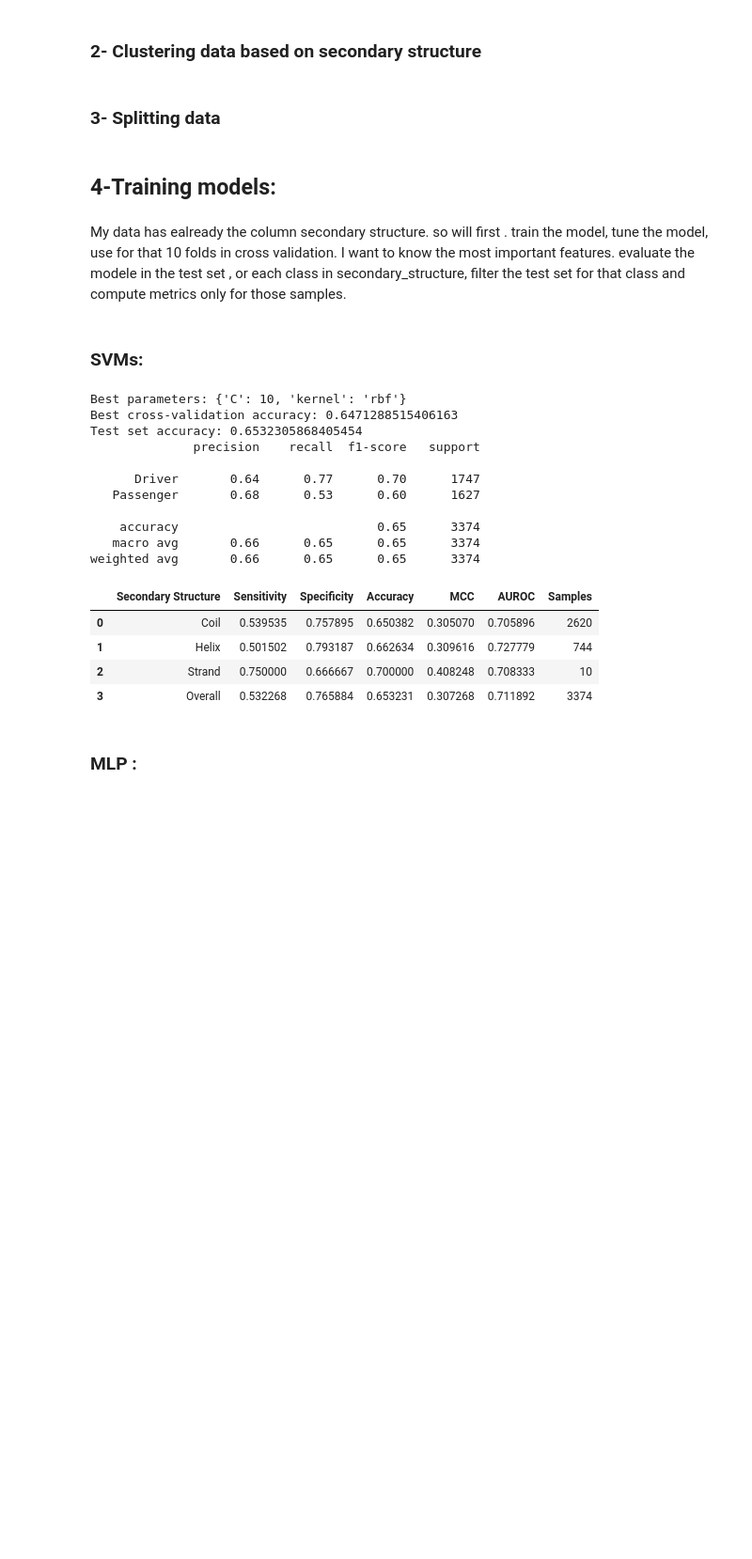
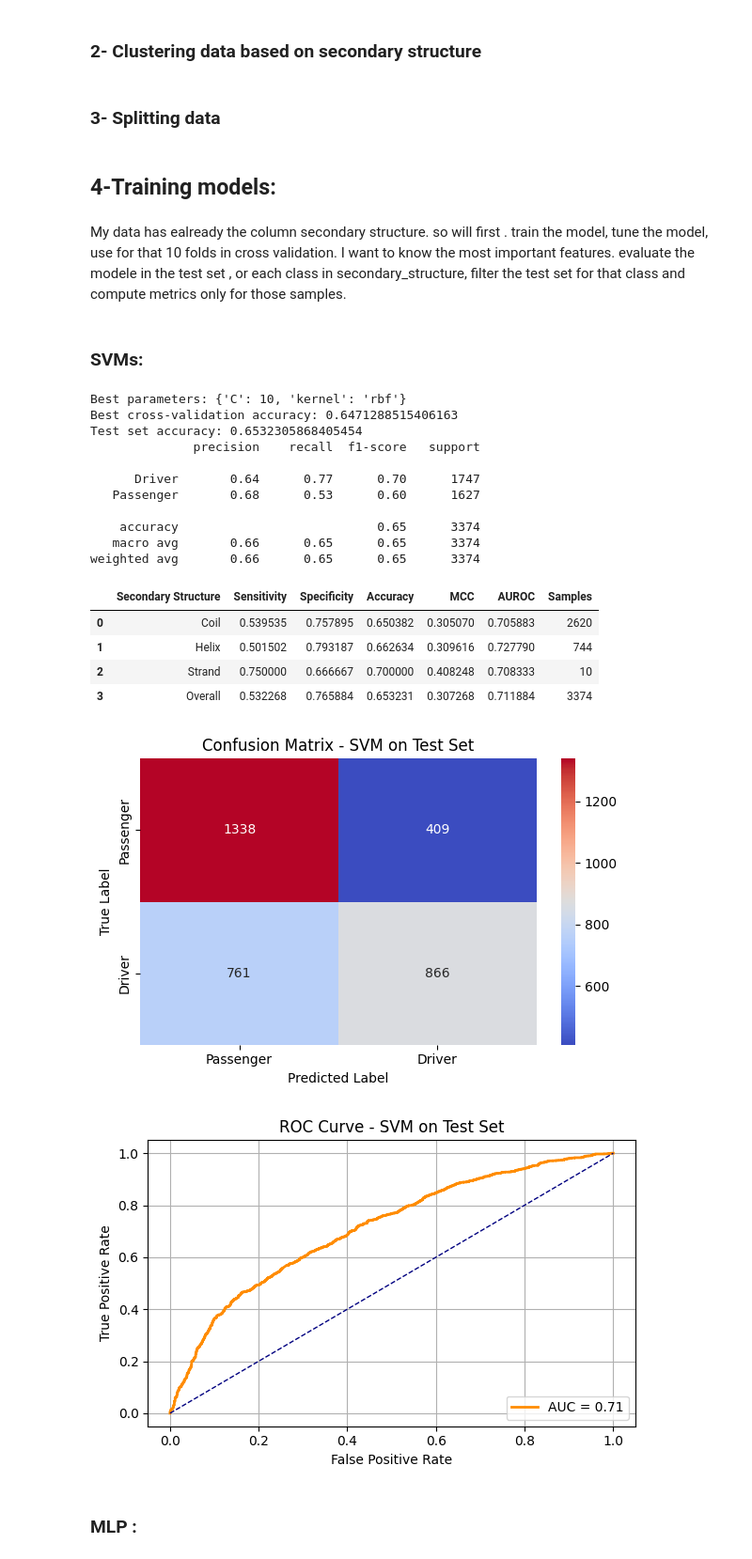
Before and after one commit to k-Refuge/BioInformatics, a Jupyter notebook: article_reimplementation.ipynb, the cells around one changed output. Shown: that part at 94% size. Saved outputs shown, nothing was run; the diff lists cells and outputs as text; code cells hidden in the pictures; blank space fills up the shorter version.

```diff
--- a/article_reimplementation.ipynb
+++ b/article_reimplementation.ipynb
@@ -180,37 +180,74 @@ try:
     y_prob = grid.predict_proba(X_test)
 except Exception:
     y_prob = None
 sens, spec, acc, mcc, au = compute_metrics(y_test, y_pred, y_prob)
 results.append({
     'Secondary Structure': 'Overall',
     'Sensitivity': sens,
     'Specificity': spec,
     'Accuracy': acc,
     'MCC': mcc,
     'AUROC': au,
     'Samples': len(y_test)
 })
 
 # Display as DataFrame
 results_df = pd.DataFrame(results)
 display(results_df)
+
+
+import seaborn as sns
+from sklearn.metrics import roc_curve, auc
+
+# === Plot Confusion Matrix ===
+cm = confusion_matrix(y_test, y_pred)
+plt.figure(figsize=(6, 4))
+sns.heatmap(cm, annot=True, fmt="d", cmap="coolwarm",
+            xticklabels=["Passenger", "Driver"],
+            yticklabels=["Passenger", "Driver"])
+plt.xlabel("Predicted Label")
+plt.ylabel("True Label")
+plt.title("Confusion Matrix - SVM on Test Set")
+plt.tight_layout()
+plt.show()
+
+# === Plot ROC Curve ===
+if y_prob is not None:
+    labels = np.unique(y_test)
+    pos_label = labels[1]
+    y_proba_pos = y_prob[:, list(labels).index(pos_label)]
+    fpr, tpr, _ = roc_curve(y_test, y_proba_pos, pos_label=pos_label)
+    roc_auc = auc(fpr, tpr)
+
+    plt.figure(figsize=(6, 4))
+    plt.plot(fpr, tpr, color="darkorange", lw=2, label=f"AUC = {roc_auc:.2f}")
+    plt.plot([0, 1], [0, 1], color="navy", lw=1, linestyle="--")
+    plt.xlabel("False Positive Rate")
+    plt.ylabel("True Positive Rate")
+    plt.title("ROC Curve - SVM on Test Set")
+    plt.legend(loc="lower right")
+    plt.grid(True)
+    plt.tight_layout()
+    plt.show()
 # %% [output]
 Best parameters: {'C': 10, 'kernel': 'rbf'}
 Best cross-validation accuracy: 0.6471288515406163
 Test set accuracy: 0.6532305868405454
               precision    recall  f1-score   support
 
       Driver       0.64      0.77      0.70      1747
    Passenger       0.68      0.53      0.60      1627
 
     accuracy                           0.65      3374
    macro avg       0.66      0.65      0.65      3374
 weighted avg       0.66      0.65      0.65      3374
 |  | Secondary Structure | Sensitivity | Specificity | Accuracy | MCC | AUROC | Samples |
-| 0 | Coil | 0.539535 | 0.757895 | 0.650382 | 0.305070 | 0.705896 | 2620 |
-| 1 | Helix | 0.501502 | 0.793187 | 0.662634 | 0.309616 | 0.727779 | 744 |
+| 0 | Coil | 0.539535 | 0.757895 | 0.650382 | 0.305070 | 0.705883 | 2620 |
+| 1 | Helix | 0.501502 | 0.793187 | 0.662634 | 0.309616 | 0.727790 | 744 |
 | 2 | Strand | 0.750000 | 0.666667 | 0.700000 | 0.408248 | 0.708333 | 10 |
-| 3 | Overall | 0.532268 | 0.765884 | 0.653231 | 0.307268 | 0.711892 | 3374 |
+| 3 | Overall | 0.532268 | 0.765884 | 0.653231 | 0.307268 | 0.711884 | 3374 |
+[figure, added]
+[figure, added]
 # %% [markdown]
 ### MLP :
 # %%
```
Also changed, not shown: parts of 4 cells of this notebook.
